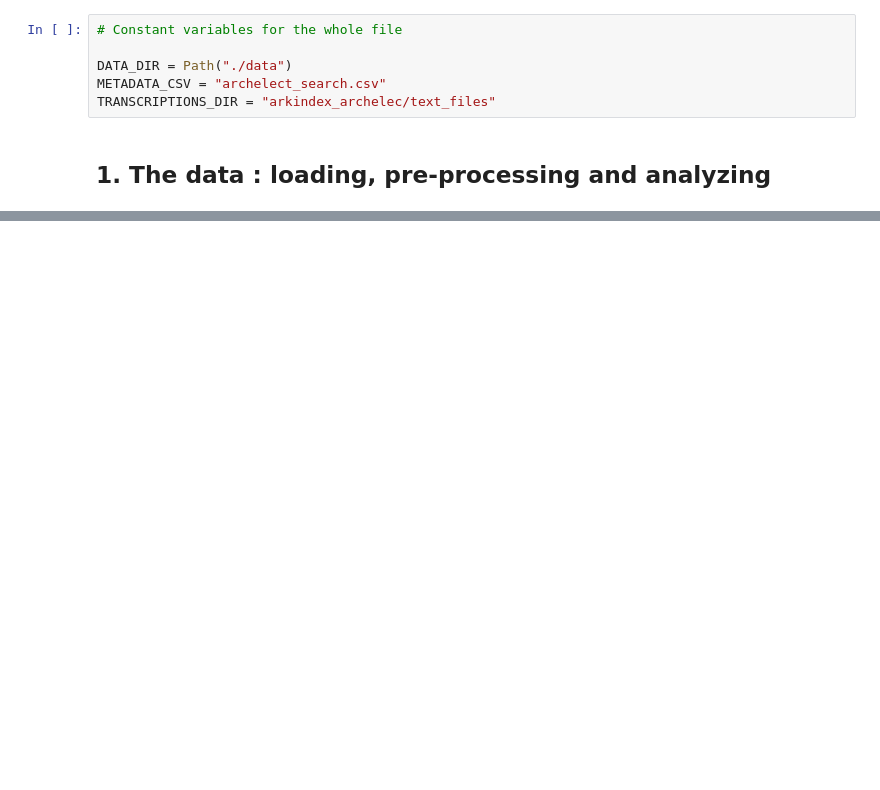
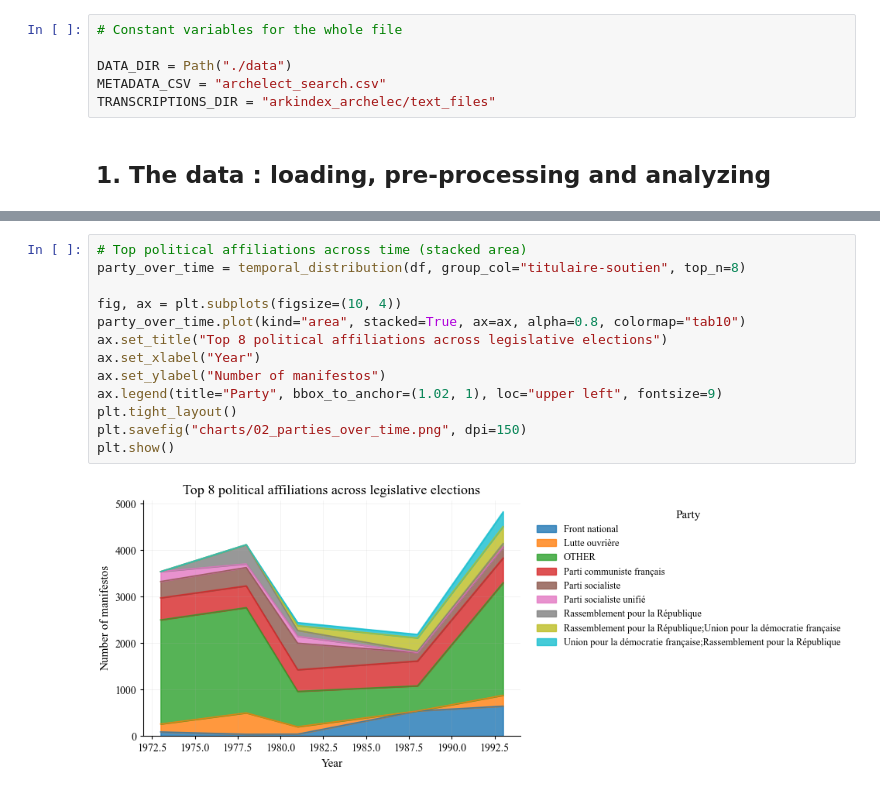
Before and after one commit to emmaleg/Archelec_NLP_topic_analysis, a Jupyter notebook: main_analysis.ipynb, the cells around one changed output, grey strips where cells are left out. Drawn from its saved outputs; the diff is of its cells as text; blank space fills up the shorter version.

```diff
--- a/main_analysis.ipynb
+++ b/main_analysis.ipynb
@@ -30,0 +295,15 @@ df.head()
+# %%
+# Top political affiliations across time (stacked area)
+party_over_time = temporal_distribution(df, group_col="titulaire-soutien", top_n=8)
+
+fig, ax = plt.subplots(figsize=(10, 4))
+party_over_time.plot(kind="area", stacked=True, ax=ax, alpha=0.8, colormap="tab10")
+ax.set_title("Top 8 political affiliations across legislative elections")
+ax.set_xlabel("Year")
+ax.set_ylabel("Number of manifestos")
+ax.legend(title="Party", bbox_to_anchor=(1.02, 1), loc="upper left", fontsize=9)
+plt.tight_layout()
+plt.savefig("charts/02_parties_over_time.png", dpi=150)
+plt.show()
+# %% [output]
+[figure, added]
```
Also changed, not shown: parts of 32 cells of this notebook, 9 other files.
